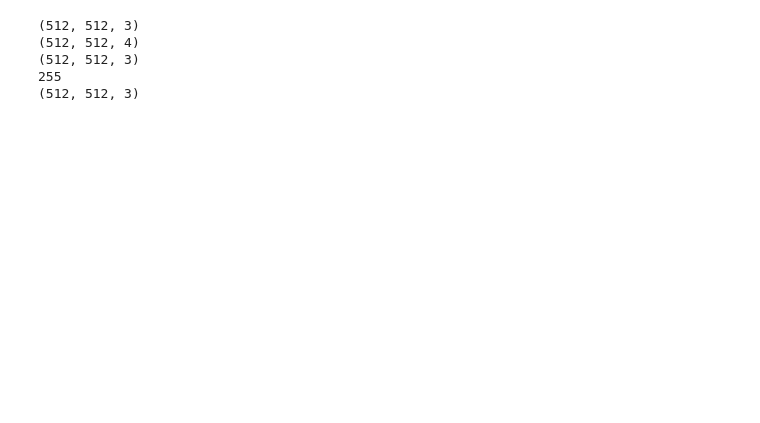
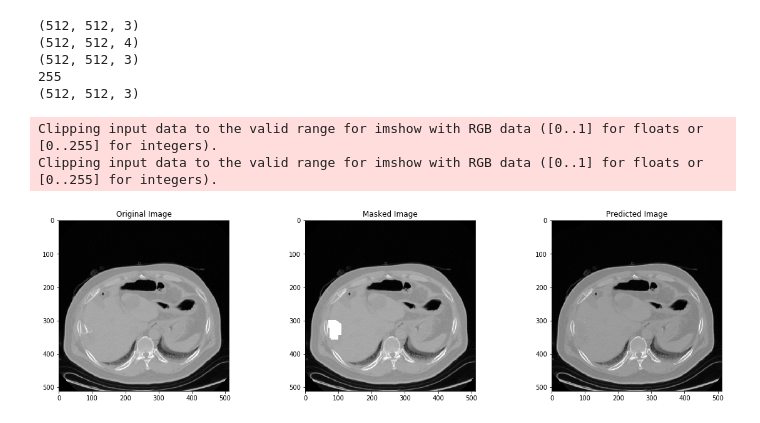
Before and after one commit to Barnonewdm/CT_inpainting, a Jupyter notebook: Predict.ipynb, the cells around one changed output. Saved outputs shown, nothing was run; the diff lists cells and outputs as text; code cells hidden in the pictures; blank space fills up the shorter version.

```diff
--- a/Predict.ipynb
+++ b/Predict.ipynb
@@ -20,34 +20,38 @@ print(mask.shape)
 # print(np.max(mask))
 mask = mask / 255.
 mask = 1 - mask
 print (ori.max())
-ori = ori / ori.max()
+#ori = ori / ori.max()
+ori = ori / 210.
 
 masked = deepcopy(ori)
 masked[mask==0] = 1
 print(masked.shape)
 
 ori = np.expand_dims(ori, axis=0)
 mask = np.expand_dims(mask, axis=0)
 masked = np.expand_dims(masked, axis=0)
 
 model = PConvUnet(weight_filepath='data/logs_ct/')
 model.load("data/logs_ct/134_weights_2018-11-29-12-42-14.h5")
 pred_img = model.predict([masked, mask])
 
-_, axes = plt.subplots(1, 2, figsize=(20, 5))
+_, axes = plt.subplots(1, 3, figsize=(20, 5))
 axes[0].imshow(ori[0])
-axes[1].imshow(masked)
+axes[1].imshow(masked[0])
 axes[2].imshow(pred_img[0] * 1.)
 axes[0].set_title('Original Image')
 axes[1].set_title('Masked Image')
 axes[2].set_title('Predicted Image')
-plt.savefig(r'data/liver_image/test/img_result.png')
+plt.savefig(r'data/liver_image/test/img_test_result.png')
 plt.show()
 plt.close()
 # %% [output]
 (512, 512, 3)
 (512, 512, 4)
 (512, 512, 3)
 255
 (512, 512, 3)
+Clipping input data to the valid range for imshow with RGB data ([0..1] for floats or [0..255] for integers).
+Clipping input data to the valid range for imshow with RGB data ([0..1] for floats or [0..255] for integers).
+[figure, added]
```
Also changed, not shown: 1 other file.
